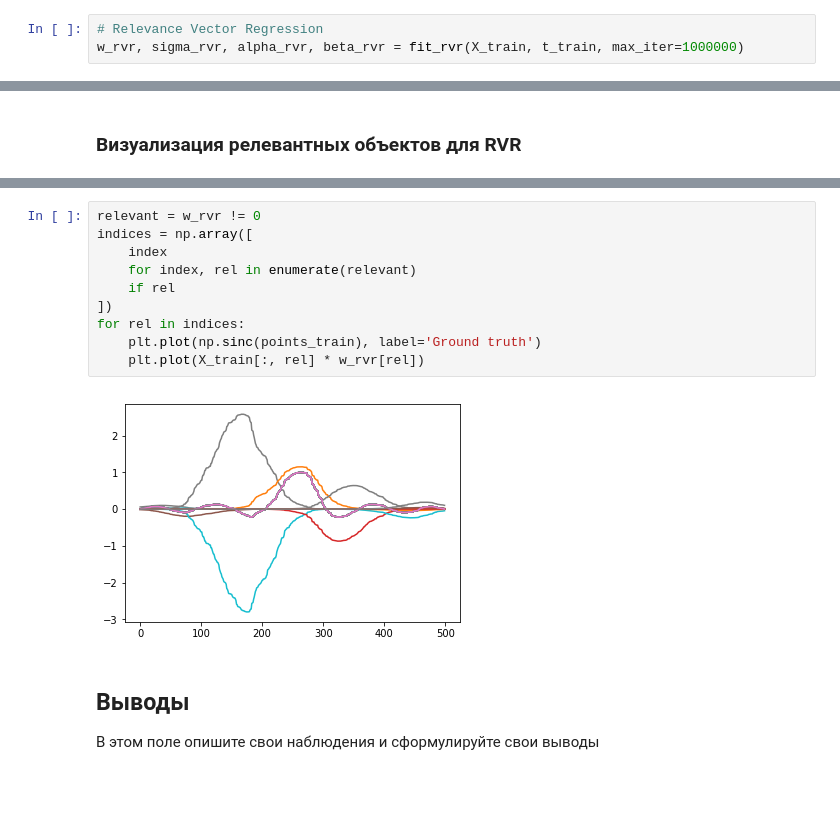
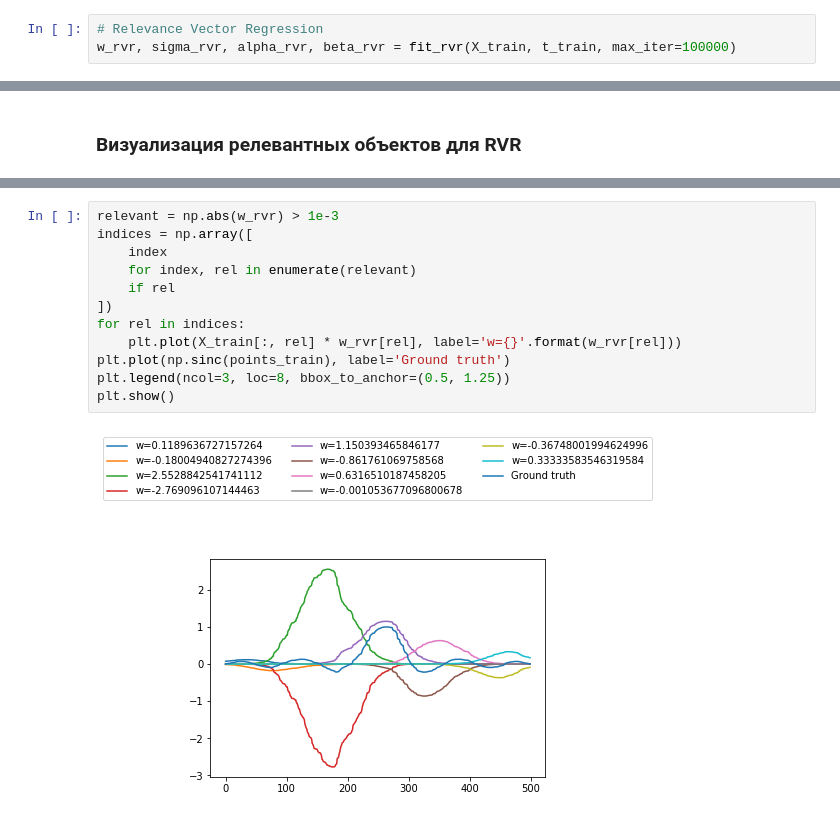
Before and after one commit to PKoshkin/DAS_bayes, a Jupyter notebook: task_2/Relevance_Vector_Regression.ipynb, the cells around one changed output, grey strips where cells are left out. Saved outputs shown, nothing was run; the diff lists cells and outputs as text; blank space fills up the shorter version.

```diff
--- a/task_2/Relevance_Vector_Regression.ipynb
+++ b/task_2/Relevance_Vector_Regression.ipynb
@@ -283,5 +273,5 @@ plt.show()
 [figure]
 # %%
 # Relevance Vector Regression
-w_rvr, sigma_rvr, alpha_rvr, beta_rvr = fit_rvr(X_train, t_train, max_iter=1000000)
+w_rvr, sigma_rvr, alpha_rvr, beta_rvr = fit_rvr(X_train, t_train, max_iter=100000)
 # %% [output]
@@ -359,15 +349,14 @@ plt.show()
 # %%
-relevant = w_rvr != 0
+relevant = np.abs(w_rvr) > 1e-3
 indices = np.array([
     index
     for index, rel in enumerate(relevant)
     if rel
 ])
 for rel in indices:
-    plt.plot(np.sinc(points_train), label='Ground truth')
-    plt.plot(X_train[:, rel] * w_rvr[rel])
+    plt.plot(X_train[:, rel] * w_rvr[rel], label='w={}'.format(w_rvr[rel]))
+plt.plot(np.sinc(points_train), label='Ground truth')
+plt.legend(ncol=3, loc=8, bbox_to_anchor=(0.5, 1.25))
+plt.show()
 # %% [output]
-[figure, old version]
+[figure, new version]
-# %% [markdown]
-## Выводы
-В этом поле опишите свои наблюдения и сформулируйте свои выводы
```
Also changed, not shown: parts of 6 cells of this notebook.
